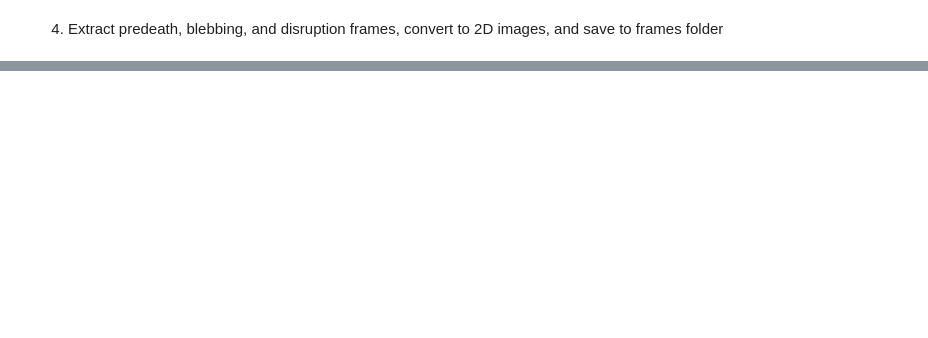
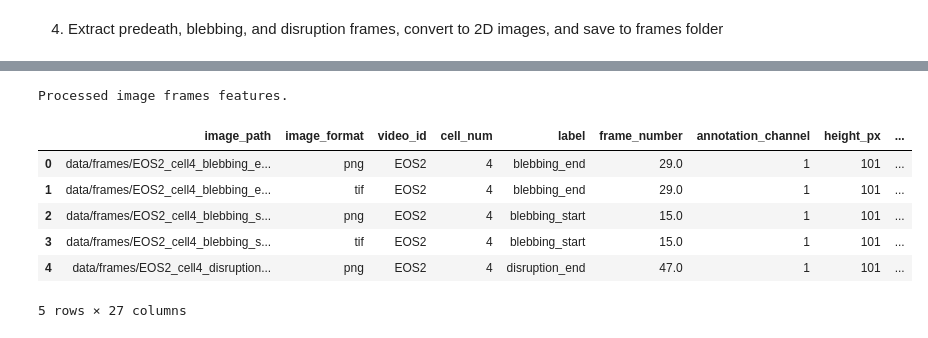
Before and after one commit to abj53/CS583_Detecting_And_Classifying_Stages_Of_Cell_Death, a Jupyter notebook: data_processing_part1.ipynb, the cells around one changed output, grey strips where cells are left out. Saved outputs shown, nothing was run; the diff lists cells and outputs as text; code cells hidden in the pictures; blank space fills up the shorter version.

```diff
--- a/data_processing_part1.ipynb
+++ b/data_processing_part1.ipynb
@@ -323,0 +401,64 @@ Saved: EOS5_cell1_disruption_end.tif
+# %%
+def read_frame(path):
+    path = Path(path)
+    if path.suffix.lower() in {".tif", ".tiff"} :
+        image = tifffile.imread(path)
+    else:
+        image = io.imread(path)
+    if image.ndim == 3 and image.shape[-1] in (3, 4):
+        image = color.rgb2gray(image[..., :3])
+    image = np.asarray(image, dtype=np.float64)
+    return image
+
+def extract_image_features(image):
+    # Below we are doing the normalization
+    low, high = np.percentile(image, [1, 99])
+    if high > low:
+        normalized = np.clip((image - low) / (high - low), 0, 1)
+    else:
+        normalized = np.zeros_like(image)
+
+    # Now applying both the median and Gaussian filters
+    smoothed = filters.gaussian(ndi.median_filter(normalized, size=3), sigma=1)
+    # Apply the Sobel filter to detect edges
+    edges = filters.sobel(smoothed)
+
+    quantized = np.clip(np.floor(smoothed * 16), 0, 15).astype(np.uint8)
+    gray_level_cooccurrence_matrix = feature.graycomatrix(quantized, distances=[1], angles=[0, np.pi / 4, np.pi / 2, 3 * np.pi / 4], levels=16, symmetric=True, normed=True)
+    values = {
+        "height_px": image.shape[0], "width_px": image.shape[1],
+        "intensity_mean": np.mean(image), "intensity_std": np.std(image),
+        "intensity_min": np.min(image), "intensity_max": np.max(image),
+        "intensity_p10": np.percentile(image, 10), "intensity_median": np.median(image),
+        "intensity_p90": np.percentile(image, 90),
+        "normalized_mean": np.mean(smoothed), "normalized_std": np.std(smoothed),
+        "edge_mean": np.mean(edges), "edge_std": np.std(edges),
+        "laplacian_variance": np.var(ndi.laplace(smoothed)),
+    }
+    for prop in ("contrast", "dissimilarity", "homogeneity", "energy", "correlation"):
+        values[f"glcm_{prop}"] = float(feature.graycoprops(gray_level_cooccurrence_matrix, prop).mean())
+    return values, smoothed
+
+
+feature_rows = []
+for item in image_descriptions.to_dict("records"):
+    path = Path(item["image_path"])
+    image = read_frame(path)
+    values, smoothed = extract_image_features(image)
+    filtered_path = filtered_dir / f"{path.name}.png"
+    io.imsave(filtered_path, util.img_as_ubyte(smoothed), check_contrast=False)
+    feature_rows.append({**item, **values, "filtered_path": str(filtered_path)})
+
+image_features = pd.DataFrame(feature_rows)
+image_features.to_csv(feature_extraction_dir / "image_features.csv", index=False)
+print("Processed image frames features.")
+display(image_features.head())
+# %% [output]
+Processed image frames features.
+|  | image_path | image_format | video_id | cell_num | label | frame_number | annotation_channel | height_px | ... |
+| 0 | data/frames/EOS2_cell4_blebbing_e... | png | EOS2 | 4 | blebbing_end | 29.0 | 1 | 101 | ... |
+| 1 | data/frames/EOS2_cell4_blebbing_e... | tif | EOS2 | 4 | blebbing_end | 29.0 | 1 | 101 | ... |
+| 2 | data/frames/EOS2_cell4_blebbing_s... | png | EOS2 | 4 | blebbing_start | 15.0 | 1 | 101 | ... |
+| 3 | data/frames/EOS2_cell4_blebbing_s... | tif | EOS2 | 4 | blebbing_start | 15.0 | 1 | 101 | ... |
+| 4 | data/frames/EOS2_cell4_disruption... | png | EOS2 | 4 | disruption_end | 47.0 | 1 | 101 | ... |
+5 rows × 27 columns
```
Also changed, not shown: parts of 7 cells of this notebook.
